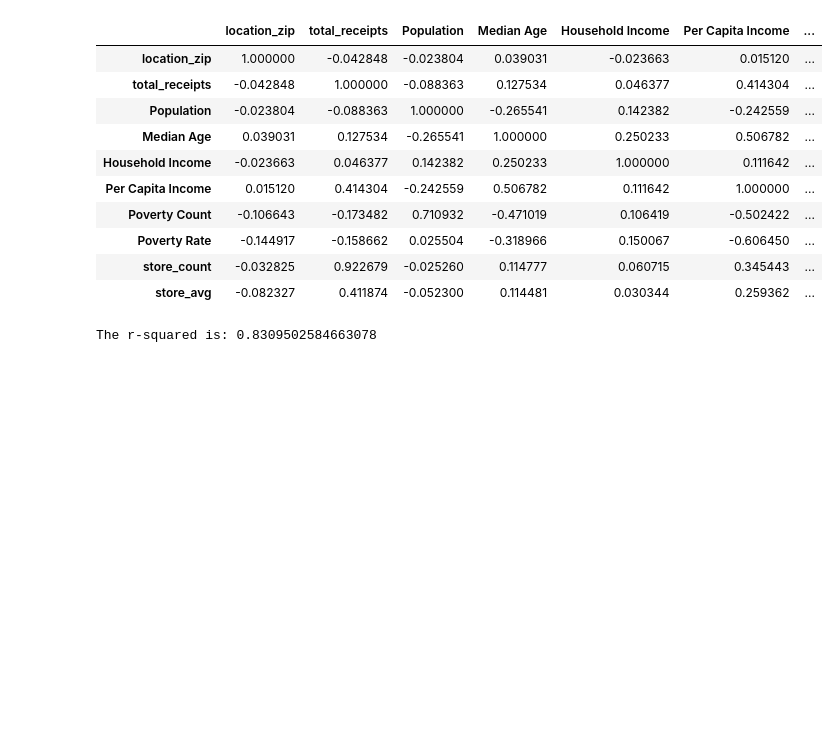
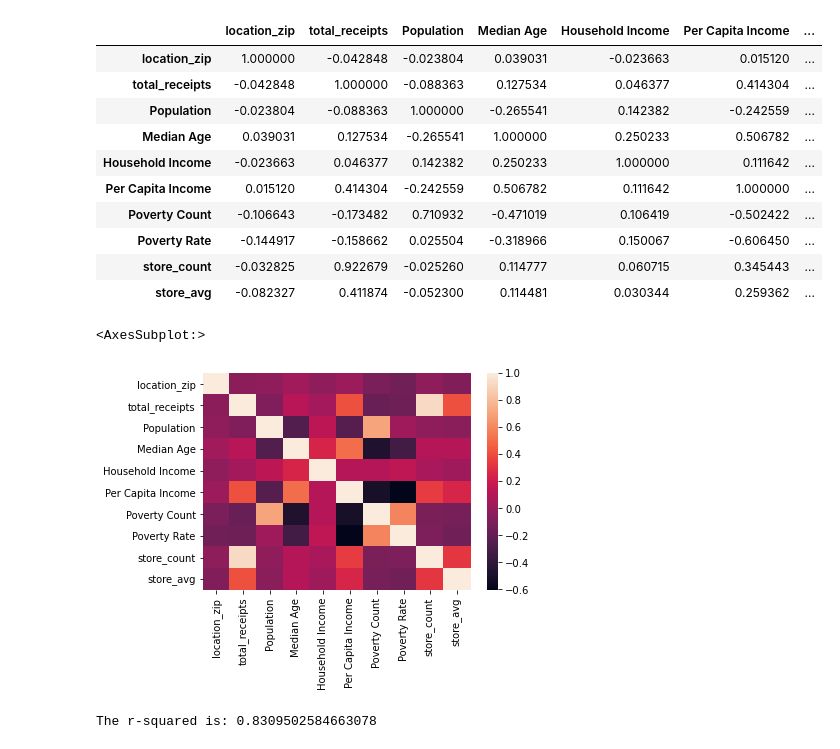
Before and after one commit to KelliDSmith/SMU_Project1_Group1, a Jupyter notebook: regression_kelli.ipynb, the cells around one changed output. Saved outputs shown, nothing was run; the diff lists cells and outputs as text; code cells hidden in the pictures; blank space fills up the shorter version.

```diff
--- a/regression_kelli.ipynb
+++ b/regression_kelli.ipynb
@@ -267,6 +267,11 @@ cityzip_2020.corr()
 | Poverty Rate | -0.144917 | -0.158662 | 0.025504 | -0.318966 | 0.150067 | -0.606450 | ... |
 | store_count | -0.032825 | 0.922679 | -0.025260 | 0.114777 | 0.060715 | 0.345443 | ... |
 | store_avg | -0.082327 | 0.411874 | -0.052300 | 0.114481 | 0.030344 | 0.259362 | ... |
+# %%
+sn.heatmap(cityzip_2020.corr())
+# %% [output]
+<AxesSubplot:>
+[figure, added]
 # %%
 # 2019 zip total sales vs store count
 x_values = cityzip_2019['total_receipts']
```
Also changed, not shown: 3 other files.
